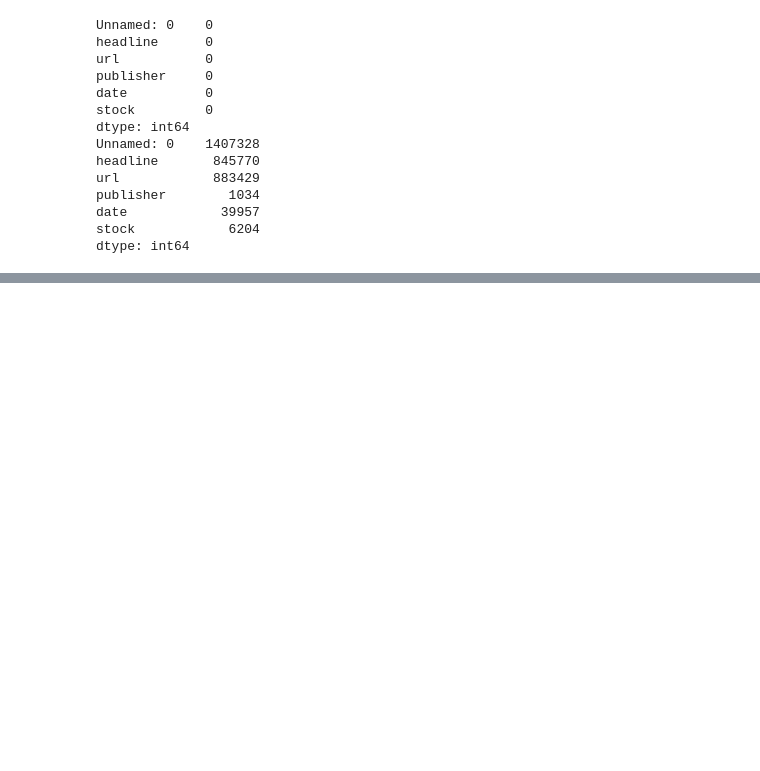
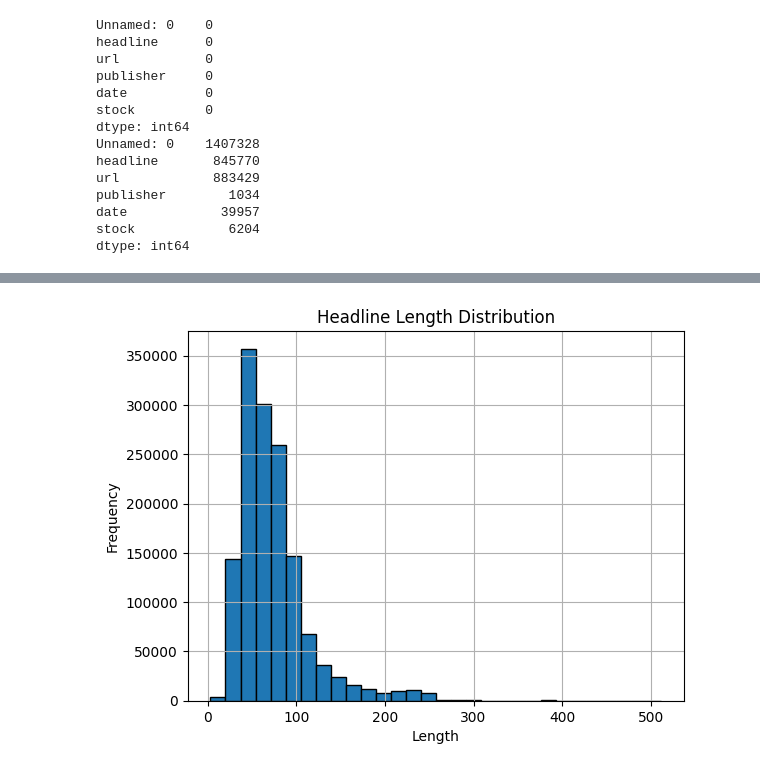
Before and after one commit to hasankere/Training, a Jupyter notebook: notebooks/stock_data_analysis.ipynb, the cells around one changed output, grey strips where cells are left out. Saved outputs shown, nothing was run; the diff lists cells and outputs as text; code cells hidden in the pictures; blank space fills up the shorter version.

```diff
--- a/notebooks/stock_data_analysis.ipynb
+++ b/notebooks/stock_data_analysis.ipynb
@@ -77,0 +105,9 @@ dtype: int64
+# %%
+
+data['headline_length'].hist(bins=30, edgecolor='black')
+plt.title('Headline Length Distribution')
+plt.xlabel('Length')
+plt.ylabel('Frequency')
+plt.show()
+# %% [output]
+[figure, added]
```
Also changed, not shown: parts of 26 cells of this notebook.
